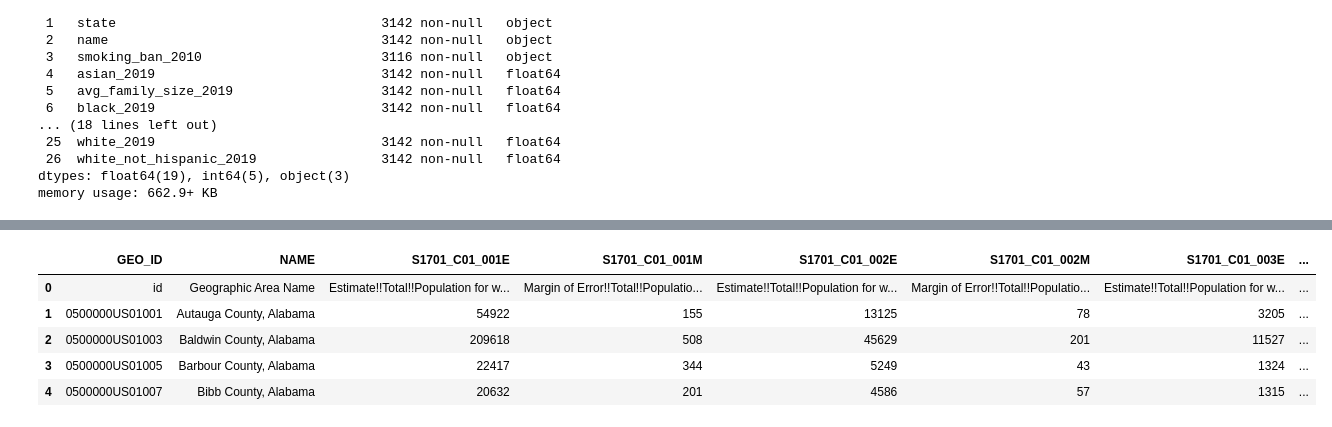
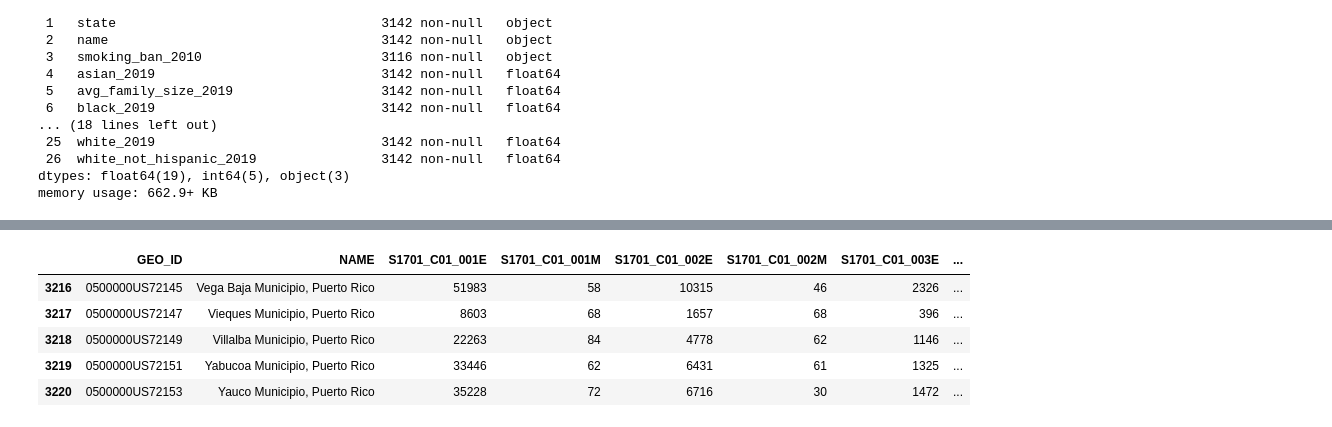
Before and after one commit to calculaterceec/Proj4Team2, a Jupyter notebook: code/CensusData.ipynb, the cells around one changed output, grey strips where cells are left out. Cells and saved outputs as stored; diff of their text form; code cells hidden in the pictures.

```diff
--- a/code/CensusData.ipynb
+++ b/code/CensusData.ipynb
@@ -114,10 +277,10 @@ county_class
 # %%
-acs2019_poverty = pd.read_csv('../data/02_demo_data/ACS/ACS_2019_poverty_by_county/ACSST5Y2019.S1701_data_with_overlays_2021-11-02T160432.csv')
-acs2019_poverty.head()
+acs2019_poverty_all = pd.read_csv('../data/02_demo_data/ACS/ACS_2019_poverty_by_county/ACSST5Y2019.S1701_data_with_overlays_2021-11-02T160432.csv')
+acs2019_poverty_all.tail()
 # %% [output]
 |  | GEO_ID | NAME | S1701_C01_001E | S1701_C01_001M | S1701_C01_002E | S1701_C01_002M | S1701_C01_003E | ... |
-| 0 | id | Geographic Area Name | Estimate!!Total!!Population for w... | Margin of Error!!Total!!Populatio... | Estimate!!Total!!Population for w... | Margin of Error!!Total!!Populatio... | Estimate!!Total!!Population for w... | ... |
-| 1 | 0500000US01001 | Autauga County, Alabama | 54922 | 155 | 13125 | 78 | 3205 | ... |
-| 2 | 0500000US01003 | Baldwin County, Alabama | 209618 | 508 | 45629 | 201 | 11527 | ... |
-| 3 | 0500000US01005 | Barbour County, Alabama | 22417 | 344 | 5249 | 43 | 1324 | ... |
-| 4 | 0500000US01007 | Bibb County, Alabama | 20632 | 201 | 4586 | 57 | 1315 | ... |
+| 3216 | 0500000US72145 | Vega Baja Municipio, Puerto Rico | 51983 | 58 | 10315 | 46 | 2326 | ... |
+| 3217 | 0500000US72147 | Vieques Municipio, Puerto Rico | 8603 | 68 | 1657 | 68 | 396 | ... |
+| 3218 | 0500000US72149 | Villalba Municipio, Puerto Rico | 22263 | 84 | 4778 | 62 | 1146 | ... |
+| 3219 | 0500000US72151 | Yabucoa Municipio, Puerto Rico | 33446 | 62 | 6431 | 61 | 1325 | ... |
+| 3220 | 0500000US72153 | Yauco Municipio, Puerto Rico | 35228 | 72 | 6716 | 30 | 1472 | ... |
```
Also changed, not shown: parts of 32 cells of this notebook, 12 other files.
